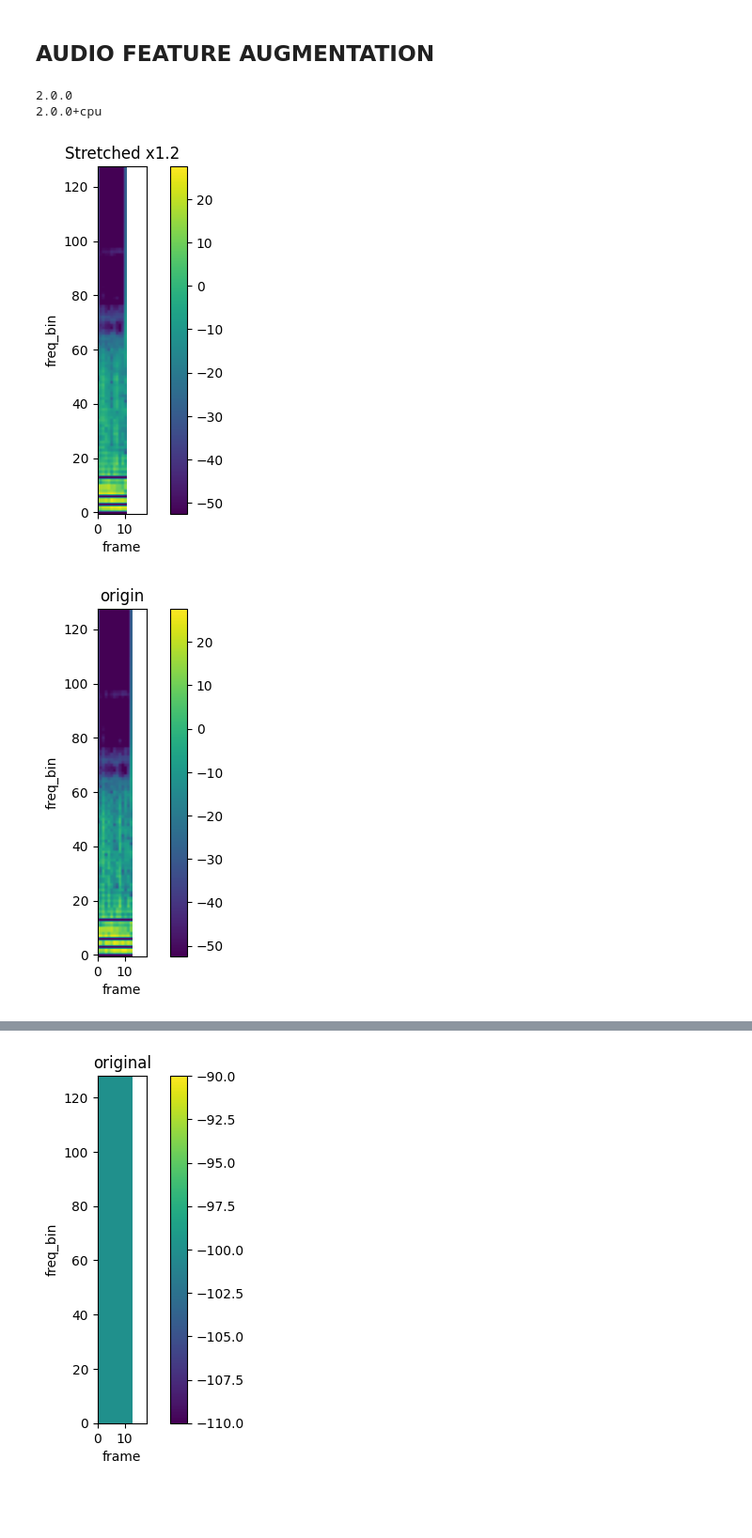
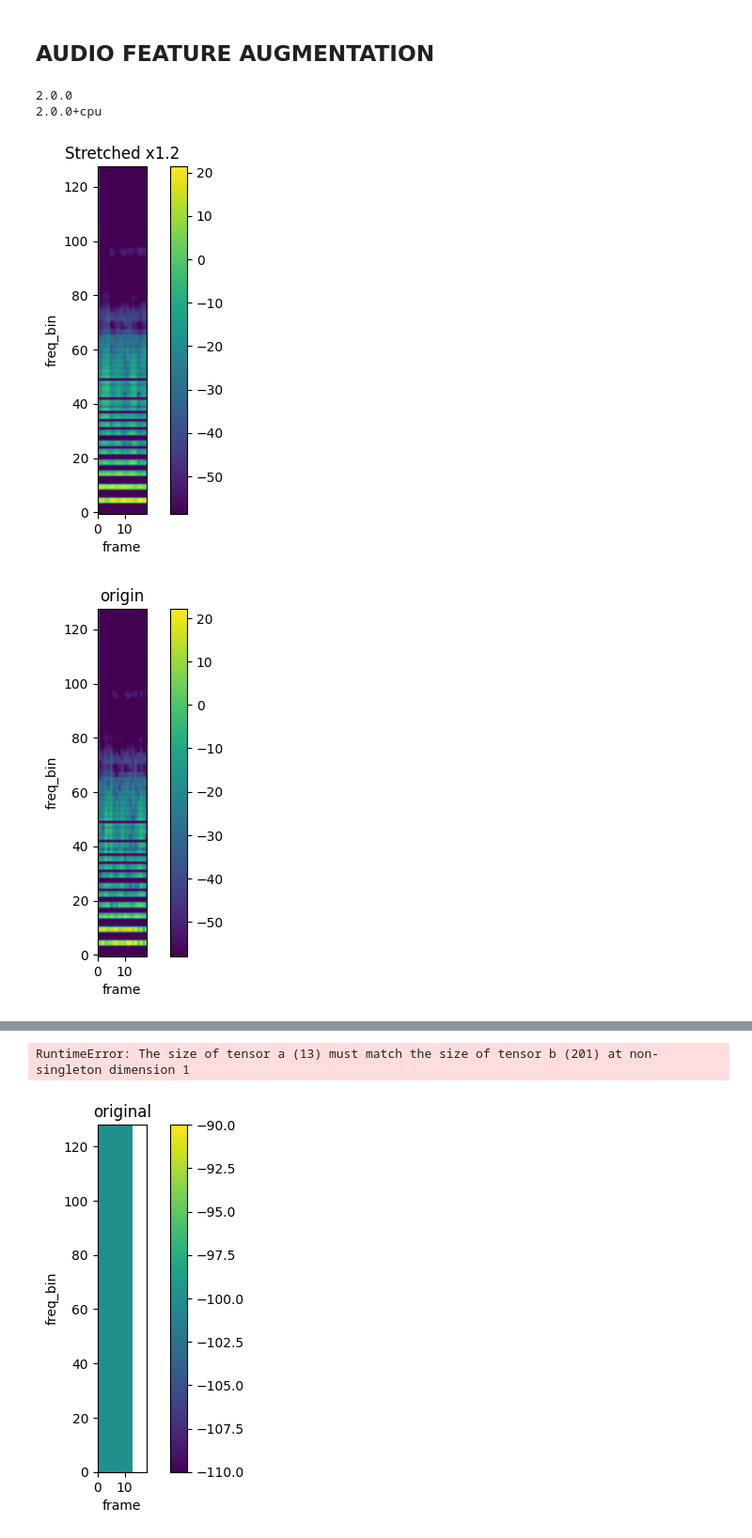
Before and after one commit to lsl198651/BEATs, a Jupyter notebook: BEATs_try.ipynb, the cells around one changed output, grey strips where cells are left out. Shown at 94% size. Saved outputs shown, nothing was run; the diff lists cells and outputs as text; code cells hidden in the pictures; blank space fills up the shorter version.

```diff
--- a/BEATs_try.ipynb
+++ b/BEATs_try.ipynb
@@ -625,7 +625,7 @@ def get_spectrogram(
     )
     melspec=T.MelSpectrogram(
         sample_rate = 16000,
-        n_fft= 400,
+        n_fft= 200,
         )
     return melspec(waveform)
 
@@ -635,32 +635,32 @@ def plot_spectrogram(spec, title=None, ylabel="freq_bin", aspect="auto", xmax=No
     fig, axs = plt.subplots(1, 1)
     axs.set_title(title or "Spectrogram (db)")
     axs.set_ylabel(ylabel)
     axs.set_xlabel("frame")
     im = axs.imshow(librosa.power_to_db(spec), origin="lower", aspect=aspect)
     if xmax:
         axs.set_xlim((0, xmax))
     fig.colorbar(im, ax=axs)
     plt.show(block=False)
 
 # TimeStretch
 
 spec = get_spectrogram()
 spec2 = get_spectrogram(path=wav_path2)
 stretch = T.TimeStretch(n_freq = 128)
 
 
 rate = 1.2
 spec_ = stretch(spec, rate)
 
 plot_spectrogram(torch.abs(spec_[0]), title=f"Stretched x{rate}", aspect="equal", xmax=18)
 
 plot_spectrogram(torch.abs(spec[0]), title="origin", aspect="equal", xmax=18)
 plot_spectrogram(torch.abs(spec2[0]), title="origin2", aspect="equal", xmax=18)
 rate = 0.8
 spec_ = stretch(spec, rate)
 plot_spectrogram(torch.abs(spec_[0]), title=f"Stretched x{rate}", aspect="equal", xmax=18)
 # %% [output]
 2.0.0
 2.0.0+cpu
-[figure, old version]
+[figure, new version]
-[figure, old version]
+[figure, new version]
@@ -669,3 +669,52 @@ plot_spectrogram(torch.abs(spec_[0]), title=f"Stretched x{rate}", aspect="equal"
+# %%
+import librosa
+import matplotlib.pyplot as plt
+from torchaudio.utils import download_asset
+
+wav_path = r'D:\Shilong\murmur\03_circor_states\trainset\volume2\9979_AV_Systolic_1_Present_Holosystolic.wav_volume2.wav'
+wav_path2 = r'D:\Shilong\murmur\03_circor_states\trainset\present\9979_AV_Systolic_1_Present_Holosystolic.wav'
+
+
+
+
+def get_spectrogram(
+    n_fft=400,
+    win_len=None,
+    hop_len=None,
+    power=2.0,
+    path=wav_path,
+):
+    waveform, sr = torchaudio.load(path)
+    waveform = torchaudio.functional.resample(waveform, sr, 16000)
+    spectrogram = torchaudio.compliance.kaldi.spectrogram(waveform)
+    return spectrogram
+
+
+def plot_spectrogram(spec, title=None, ylabel="freq_bin", aspect="auto", xmax=None):
+    fig, axs = plt.subplots(1, 1)
+    axs.set_title(title or "Spectrogram (db)")
+    axs.set_ylabel(ylabel)
+    axs.set_xlabel("frame")
+    im = axs.imshow(librosa.power_to_db(spec), origin="lower", aspect=aspect)
+    if xmax:
+        axs.set_xlim((0, xmax))
+    fig.colorbar(im, ax=axs)
+    plt.show(block=False)
+
+spec = get_spectrogram(power=None)
+stretch = T.TimeStretch()
+xmax=20
+rate = 1.2
+spec_ = stretch(spec, rate)
+plot_spectrogram(torch.abs(spec_[0]), title=f"Stretched x{rate}", aspect="equal", xmax=xmax)
+
+plot_spectrogram(torch.abs(spec[0]), title="Original", aspect="equal", xmax=xmax)
+
+rate = 0.8
+spec_ = stretch(spec, rate)
+plot_spectrogram(torch.abs(spec_[0]), title=f"Stretched x{rate}", aspect="equal", xmax=xmax)
+# %% [output]
+RuntimeError: The size of tensor a (13) must match the size of tensor b (201) at non-singleton dimension 1
 # %%
 import librosa
 import matplotlib.pyplot as plt
```
Also changed, not shown: parts of 1 cell of this notebook, 6 other files.
